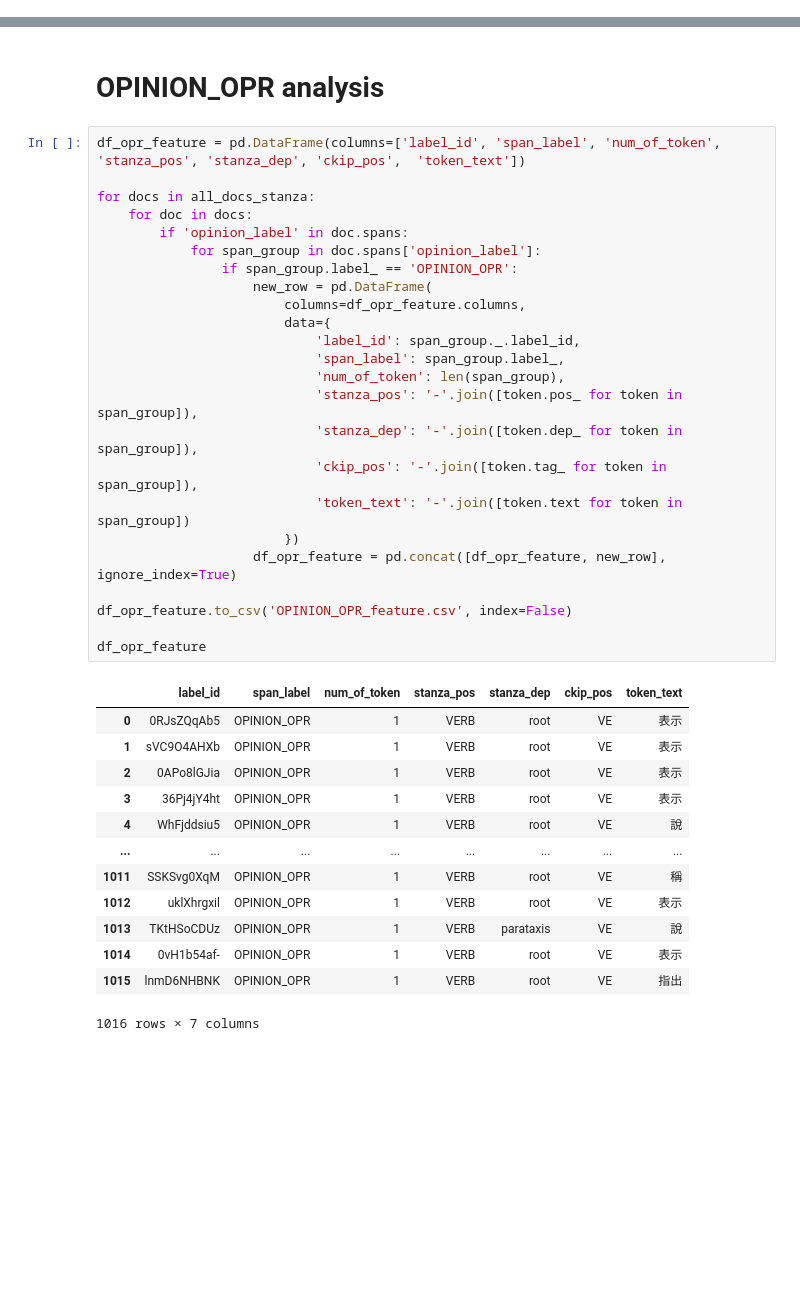
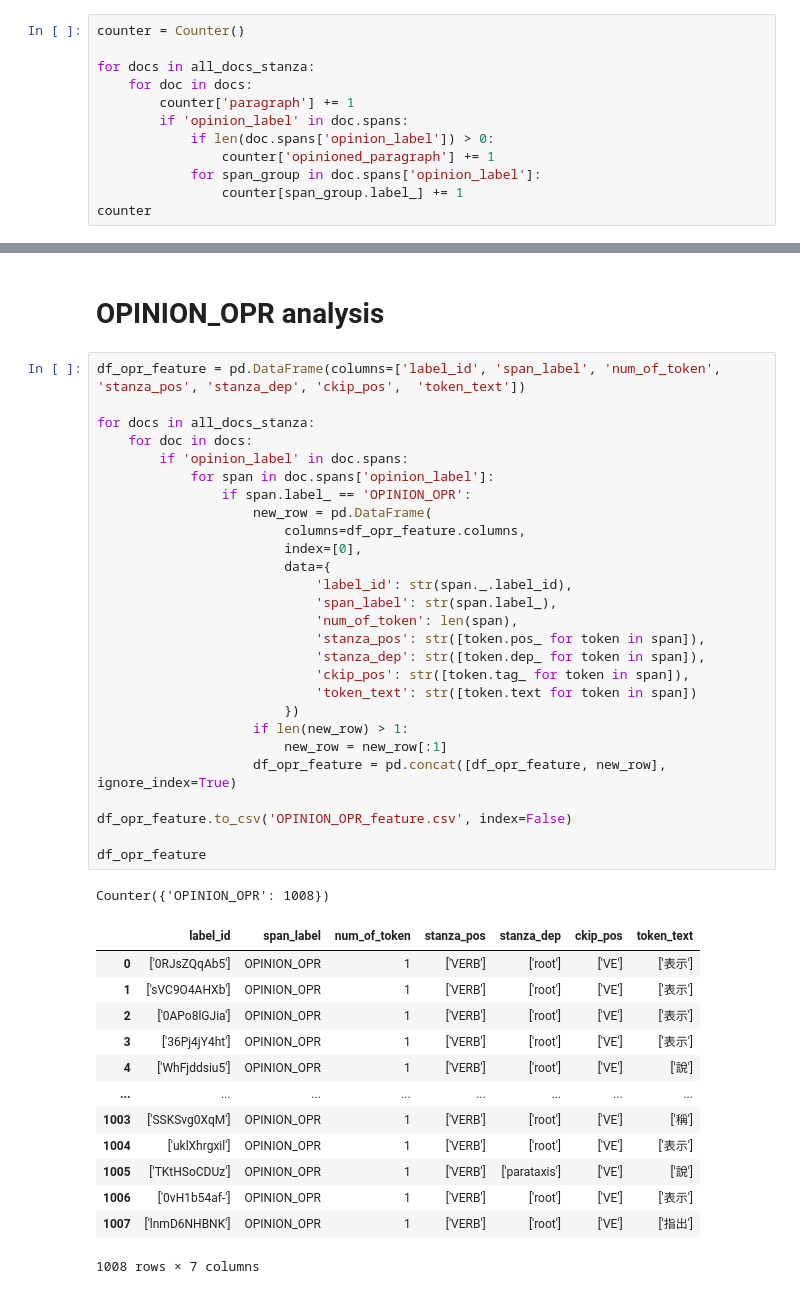
Before and after one commit to tc-huang/final-system, a Jupyter notebook: src/ experiments/opinion/label_news_200/label_analysis/opinion_label_feature_analysis.ipynb, the cells around one changed output, grey strips where cells are left out. Drawn from its saved outputs; the diff is of its cells as text; blank space fills up the shorter version.

```diff
--- a/src/ experiments/opinion/label_news_200/label_analysis/opinion_label_feature_analysis.ipynb
+++ b/src/ experiments/opinion/label_news_200/label_analysis/opinion_label_feature_analysis.ipynb
@@ -67,0 +66,12 @@ span_label
+# %%
+counter = Counter()
+
+for docs in all_docs_stanza:
+    for doc in docs:
+        counter['paragraph'] += 1
+        if 'opinion_label' in doc.spans:
+            if len(doc.spans['opinion_label']) > 0:
+                counter['opinioned_paragraph'] += 1
+            for span_group in doc.spans['opinion_label']:
+                counter[span_group.label_] += 1
+counter
@@ -70,38 +90,42 @@ span_label
 # %%
 df_opr_feature = pd.DataFrame(columns=['label_id', 'span_label', 'num_of_token', 'stanza_pos', 'stanza_dep', 'ckip_pos',  'token_text'])
 
 for docs in all_docs_stanza:
     for doc in docs:
         if 'opinion_label' in doc.spans:
-            for span_group in doc.spans['opinion_label']:
-                if span_group.label_ == 'OPINION_OPR':
+            for span in doc.spans['opinion_label']:
+                if span.label_ == 'OPINION_OPR':
                     new_row = pd.DataFrame(
                         columns=df_opr_feature.columns,
+                        index=[0],
                         data={
-                            'label_id': span_group._.label_id,
-                            'span_label': span_group.label_,
-                            'num_of_token': len(span_group),
-                            'stanza_pos': '-'.join([token.pos_ for token in span_group]),
-                            'stanza_dep': '-'.join([token.dep_ for token in span_group]),
-                            'ckip_pos': '-'.join([token.tag_ for token in span_group]),
-                            'token_text': '-'.join([token.text for token in span_group])
+                            'label_id': str(span._.label_id),
+                            'span_label': str(span.label_),
+                            'num_of_token': len(span),
+                            'stanza_pos': str([token.pos_ for token in span]),
+                            'stanza_dep': str([token.dep_ for token in span]),
+                            'ckip_pos': str([token.tag_ for token in span]),
+                            'token_text': str([token.text for token in span])
                         })
+                    if len(new_row) > 1:
+                        new_row = new_row[:1]
                     df_opr_feature = pd.concat([df_opr_feature, new_row], ignore_index=True)
 
 df_opr_feature.to_csv('OPINION_OPR_feature.csv', index=False)
 
 df_opr_feature
 # %% [output]
+Counter({'OPINION_OPR': 1008})
 |  | label_id | span_label | num_of_token | stanza_pos | stanza_dep | ckip_pos | token_text |
-| 0 | 0RJsZQqAb5 | OPINION_OPR | 1 | VERB | root | VE | 表示 |
-| 1 | sVC9O4AHXb | OPINION_OPR | 1 | VERB | root | VE | 表示 |
-| 2 | 0APo8lGJia | OPINION_OPR | 1 | VERB | root | VE | 表示 |
-| 3 | 36Pj4jY4ht | OPINION_OPR | 1 | VERB | root | VE | 表示 |
-| 4 | WhFjddsiu5 | OPINION_OPR | 1 | VERB | root | VE | 說 |
+| 0 | ['0RJsZQqAb5'] | OPINION_OPR | 1 | ['VERB'] | ['root'] | ['VE'] | ['表示'] |
+| 1 | ['sVC9O4AHXb'] | OPINION_OPR | 1 | ['VERB'] | ['root'] | ['VE'] | ['表示'] |
+| 2 | ['0APo8lGJia'] | OPINION_OPR | 1 | ['VERB'] | ['root'] | ['VE'] | ['表示'] |
+| 3 | ['36Pj4jY4ht'] | OPINION_OPR | 1 | ['VERB'] | ['root'] | ['VE'] | ['表示'] |
+| 4 | ['WhFjddsiu5'] | OPINION_OPR | 1 | ['VERB'] | ['root'] | ['VE'] | ['說'] |
 | ... | ... | ... | ... | ... | ... | ... | ... |
-| 1011 | SSKSvg0XqM | OPINION_OPR | 1 | VERB | root | VE | 稱 |
-| 1012 | uklXhrgxil | OPINION_OPR | 1 | VERB | root | VE | 表示 |
-| 1013 | TKtHSoCDUz | OPINION_OPR | 1 | VERB | parataxis | VE | 說 |
-| 1014 | 0vH1b54af- | OPINION_OPR | 1 | VERB | root | VE | 表示 |
-| 1015 | lnmD6NHBNK | OPINION_OPR | 1 | VERB | root | VE | 指出 |
+| 1003 | ['SSKSvg0XqM'] | OPINION_OPR | 1 | ['VERB'] | ['root'] | ['VE'] | ['稱'] |
+| 1004 | ['uklXhrgxil'] | OPINION_OPR | 1 | ['VERB'] | ['root'] | ['VE'] | ['表示'] |
+| 1005 | ['TKtHSoCDUz'] | OPINION_OPR | 1 | ['VERB'] | ['parataxis'] | ['VE'] | ['說'] |
+| 1006 | ['0vH1b54af-'] | OPINION_OPR | 1 | ['VERB'] | ['root'] | ['VE'] | ['表示'] |
+| 1007 | ['lnmD6NHBNK'] | OPINION_OPR | 1 | ['VERB'] | ['root'] | ['VE'] | ['指出'] |
-1016 rows × 7 columns
+1008 rows × 7 columns
```
Also changed, not shown: parts of 38 cells of this notebook, 8 other files.
